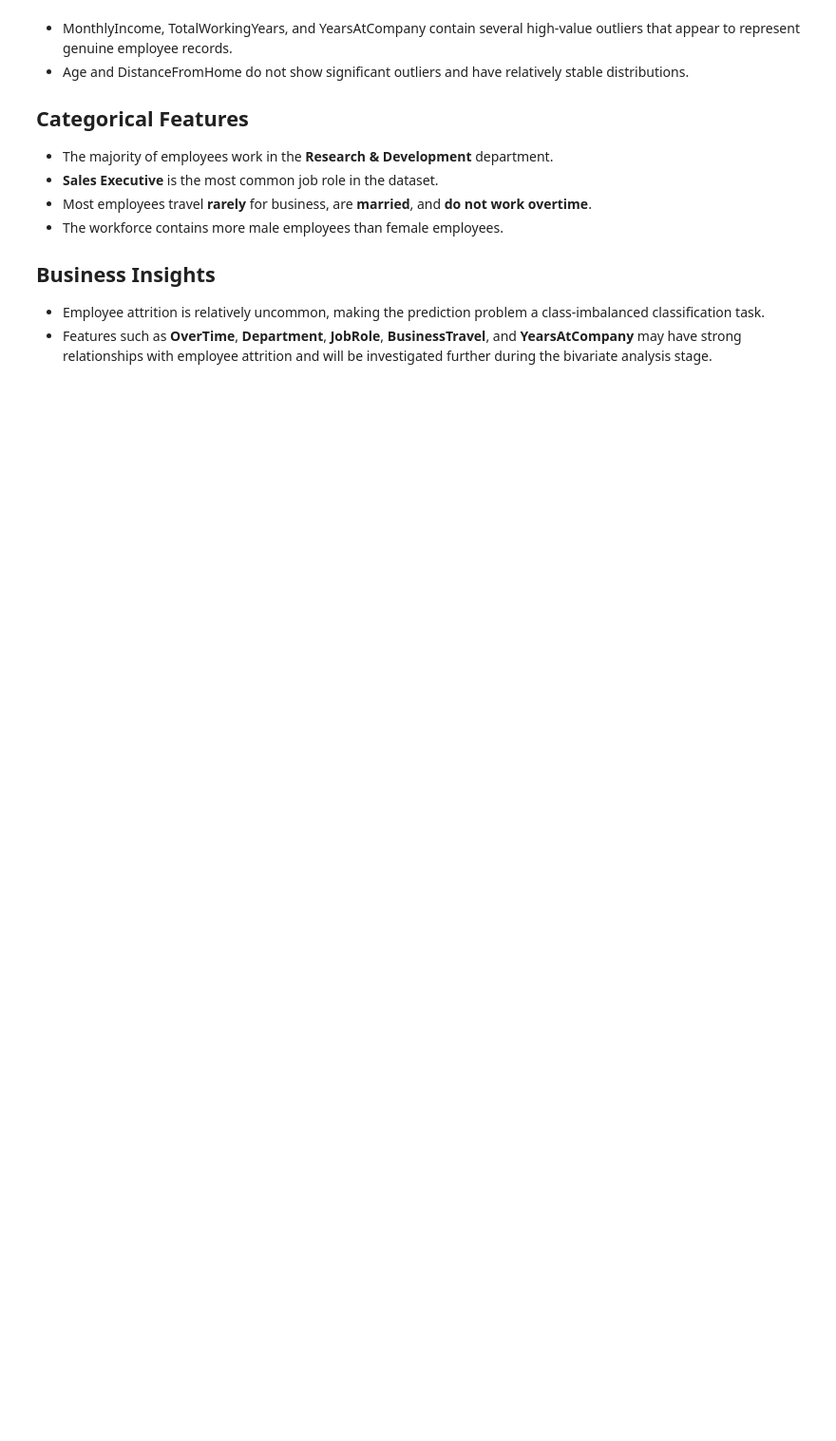
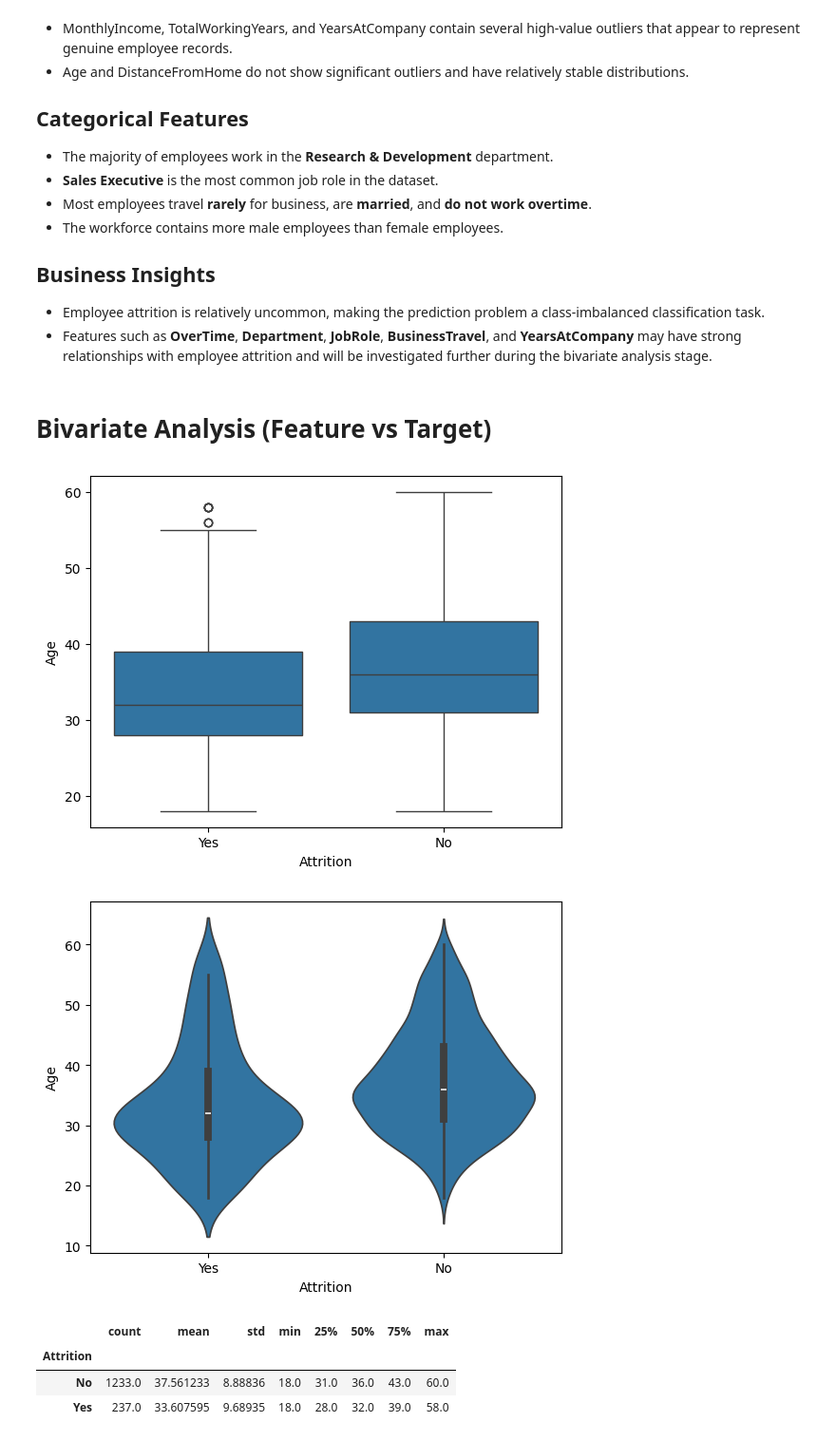
Before and after one commit to Somrat390/Employee-Attrition-Prediction-Platform, a Jupyter notebook: Notebooks/1_business_understanding_.ipynb, the cells around one changed output. Shown at 95% size. Cells and saved outputs as stored; diff of their text form; code cells hidden in the pictures; blank space fills up the shorter version.

```diff
--- a/Notebooks/1_business_understanding_.ipynb
+++ b/Notebooks/1_business_understanding_.ipynb
@@ -687,3 +687,19 @@ Overtime is often associated with increased workload and employee stress. It is
 
 - Employee attrition is relatively uncommon, making the prediction problem a class-imbalanced classification task.
 - Features such as **OverTime**, **Department**, **JobRole**, **BusinessTravel**, and **YearsAtCompany** may have strong relationships with employee attrition and will be investigated further during the bivariate analysis stage.
+# %% [markdown]
+# Bivariate Analysis (Feature vs Target)
+# %%
+sns.boxplot(x='Attrition',y='Age',data=df)
+plt.show()
+sns.violinplot(x='Attrition',y='Age',data=df)
+plt.show()
+
+df.groupby("Attrition")['Age'].describe()
+# %% [output]
+[figure, added]
+[figure, added]
+|  | count | mean | std | min | 25% | 50% | 75% | max |
+| Attrition |  |  |  |  |  |  |  |  |
+| No | 1233.0 | 37.561233 | 8.88836 | 18.0 | 31.0 | 36.0 | 43.0 | 60.0 |
+| Yes | 237.0 | 33.607595 | 9.68935 | 18.0 | 28.0 | 32.0 | 39.0 | 58.0 |
```
Also changed, not shown: parts of 27 cells of this notebook.
